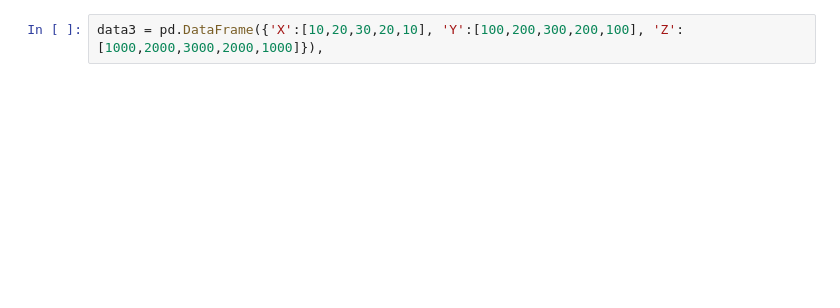
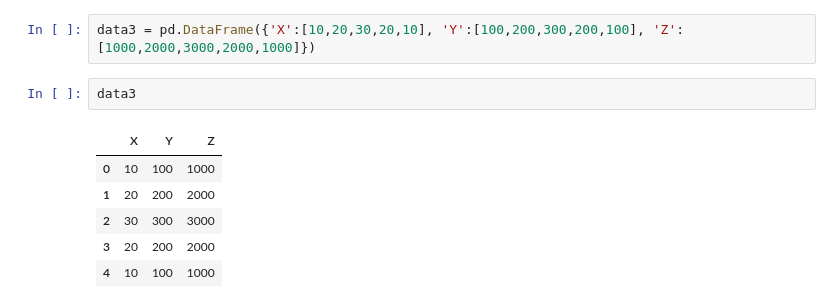
Before and after one commit to itsregalo/DS-ML, a Jupyter notebook: PlotlyAndCufflinks/main.ipynb, the cells around one changed output. Saved outputs shown, nothing was run; the diff lists cells and outputs as text; blank space fills up the shorter version.

```diff
--- a/PlotlyAndCufflinks/main.ipynb
+++ b/PlotlyAndCufflinks/main.ipynb
@@ -71,4 +71,13 @@ data2.iplot(kind='box')
 # %% [output]
 [interactive output not drawn]
 # %%
-data3 = pd.DataFrame({'X':[10,20,30,20,10], 'Y':[100,200,300,200,100], 'Z':[1000,2000,3000,2000,1000]}),
+data3 = pd.DataFrame({'X':[10,20,30,20,10], 'Y':[100,200,300,200,100], 'Z':[1000,2000,3000,2000,1000]})
+# %%
+data3
+# %% [output]
+|  | X | Y | Z |
+| 0 | 10 | 100 | 1000 |
+| 1 | 20 | 200 | 2000 |
+| 2 | 30 | 300 | 3000 |
+| 3 | 20 | 200 | 2000 |
+| 4 | 10 | 100 | 1000 |
```
Also changed, not shown: parts of 1 cell of this notebook.
